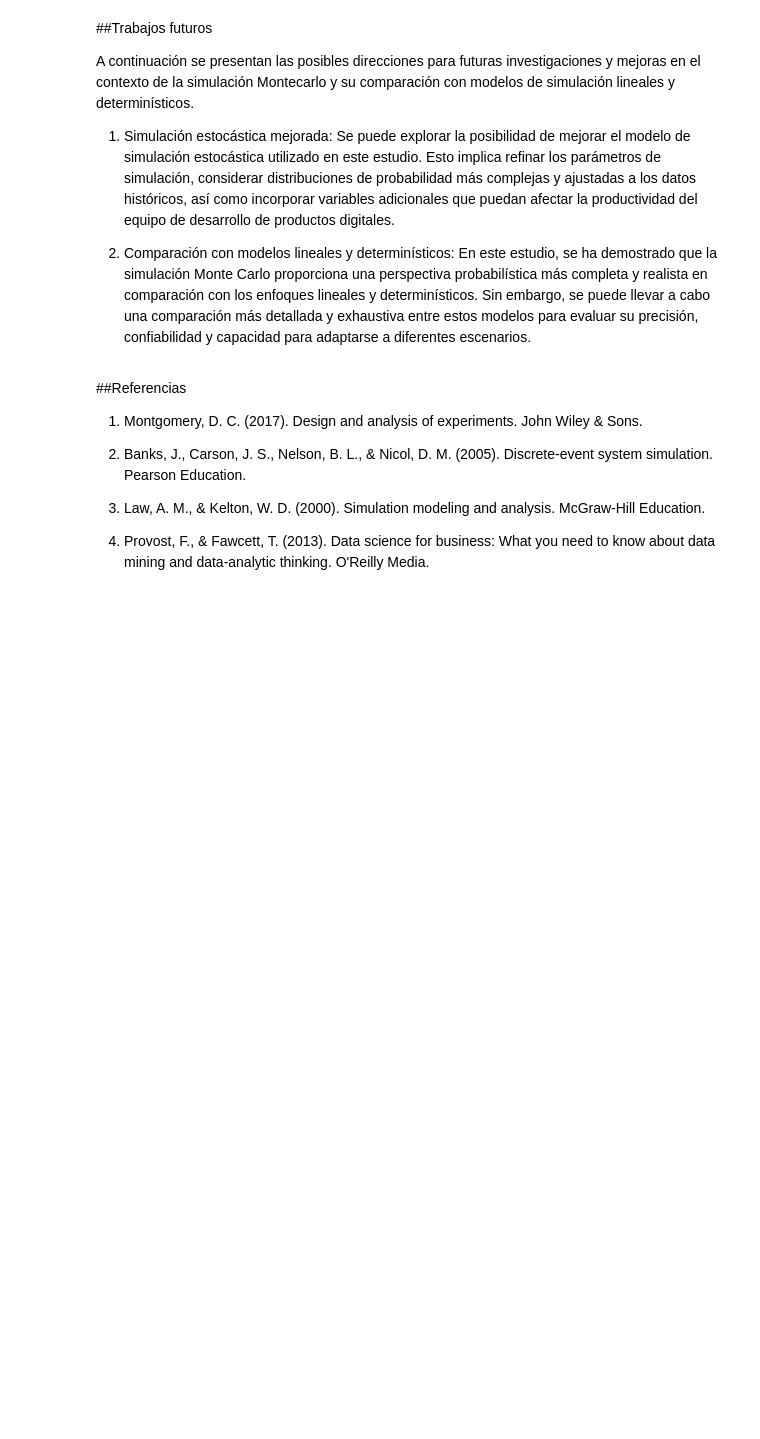
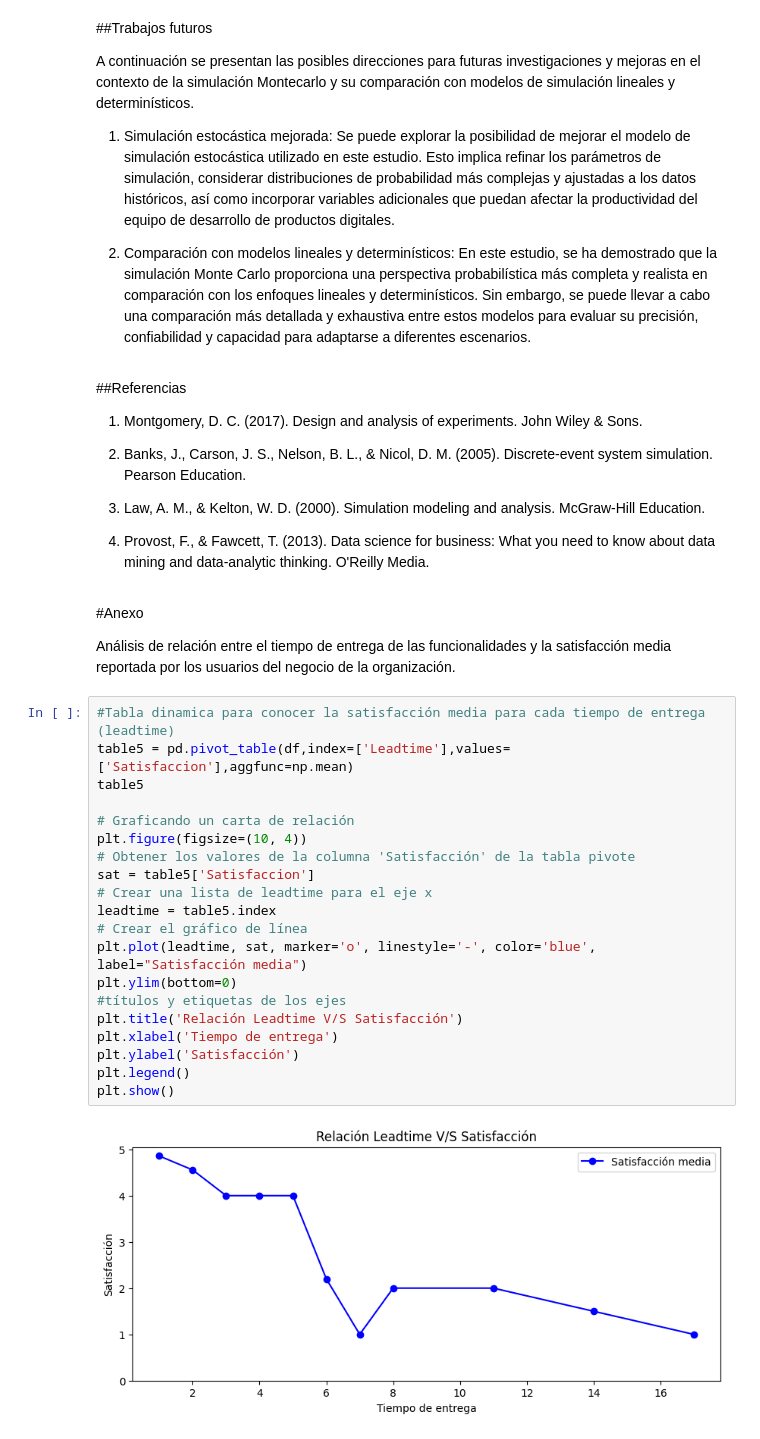
Before and after one commit to robertomoragad/Estadistica, a Jupyter notebook: Montecarlo_equipo_delivery_producto.ipynb, the cells around one changed output. Drawn from its saved outputs; the diff is of its cells as text; blank space fills up the shorter version.

```diff
--- a/Montecarlo_equipo_delivery_producto.ipynb
+++ b/Montecarlo_equipo_delivery_producto.ipynb
@@ -757,3 +757,29 @@ A continuación se presentan las posibles direcciones para futuras investigacion
 3. Law, A. M., & Kelton, W. D. (2000). Simulation modeling and analysis. McGraw-Hill Education.
 
 4. Provost, F., & Fawcett, T. (2013). Data science for business: What you need to know about data mining and data-analytic thinking. O'Reilly Media.
+# %% [markdown]
+#Anexo
+
+Análisis de relación entre el tiempo de entrega de las funcionalidades y la satisfacción media reportada por los usuarios del negocio de la organización.
+# %%
+#Tabla dinamica para conocer la satisfacción media para cada tiempo de entrega (leadtime)
+table5 = pd.pivot_table(df,index=['Leadtime'],values=['Satisfaccion'],aggfunc=np.mean)
+table5
+
+# Graficando un carta de relación
+plt.figure(figsize=(10, 4))
+# Obtener los valores de la columna 'Satisfacción' de la tabla pivote
+sat = table5['Satisfaccion']
+# Crear una lista de leadtime para el eje x
+leadtime = table5.index
+# Crear el gráfico de línea
+plt.plot(leadtime, sat, marker='o', linestyle='-', color='blue', label="Satisfacción media")
+plt.ylim(bottom=0)
+#títulos y etiquetas de los ejes
+plt.title('Relación Leadtime V/S Satisfacción')
+plt.xlabel('Tiempo de entrega')
+plt.ylabel('Satisfacción')
+plt.legend()
+plt.show()
+# %% [output]
+[figure, added]
```
Also changed, not shown: parts of 16 cells of this notebook.
